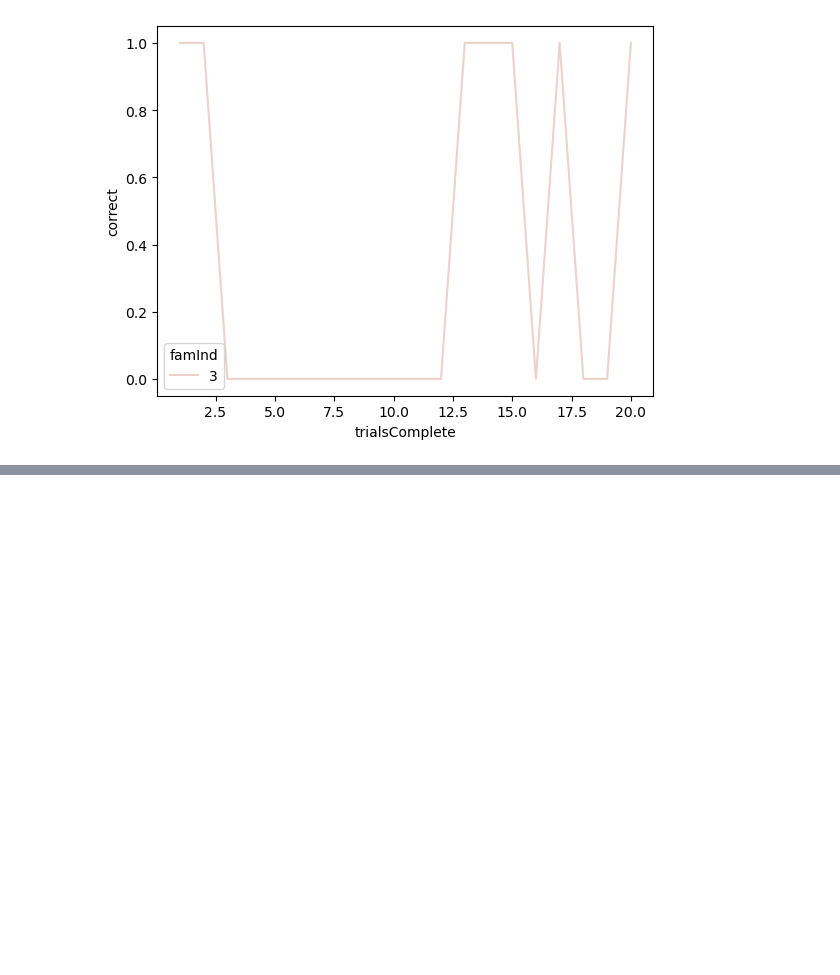
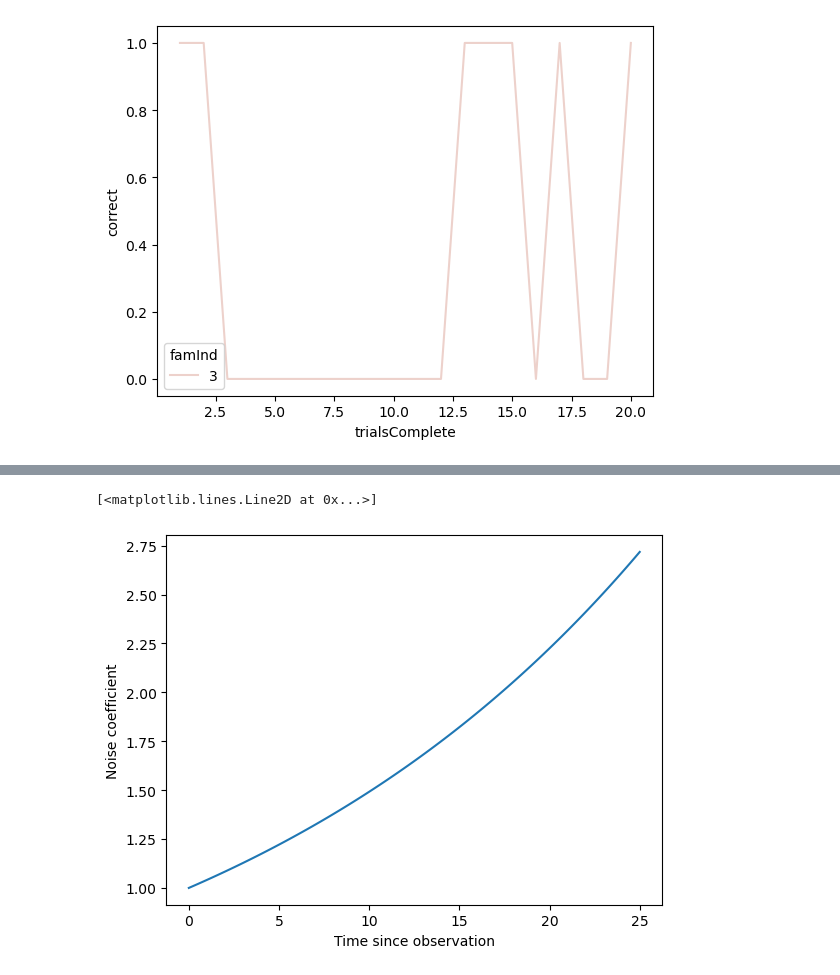
Before and after one commit to alex-ten/repetition_bias_active_learning, a Jupyter notebook: test_runs/sanity_checks.ipynb, the cells around one changed output, grey strips where cells are left out. Drawn from its saved outputs; the diff is of its cells as text; code cells hidden in the pictures; blank space fills up the shorter version.

```diff
--- a/test_runs/sanity_checks.ipynb
+++ b/test_runs/sanity_checks.ipynb
@@ -124,0 +146,16 @@ sns.lineplot(x='trialsComplete', y='correct', hue='famInd', data=df)
+# %%
+def recency(t):
+    return 1 - ((np.max(t) - t) / 25)
+
+t = np.linspace(0, 25, 100)
+y = recency(t)
+
+ax = plt.gca()
+ax.set_xlabel('Time since observation')
+ax.set_ylabel('Noise coefficient')
+# ax.set_xlim(0, 1)
+
+plt.plot(t, np.exp(y))
+# %% [output]
+[<matplotlib.lines.Line2D at 0x...>]
+[figure, added]
```
Also changed, not shown: parts of 1 cell of this notebook.
